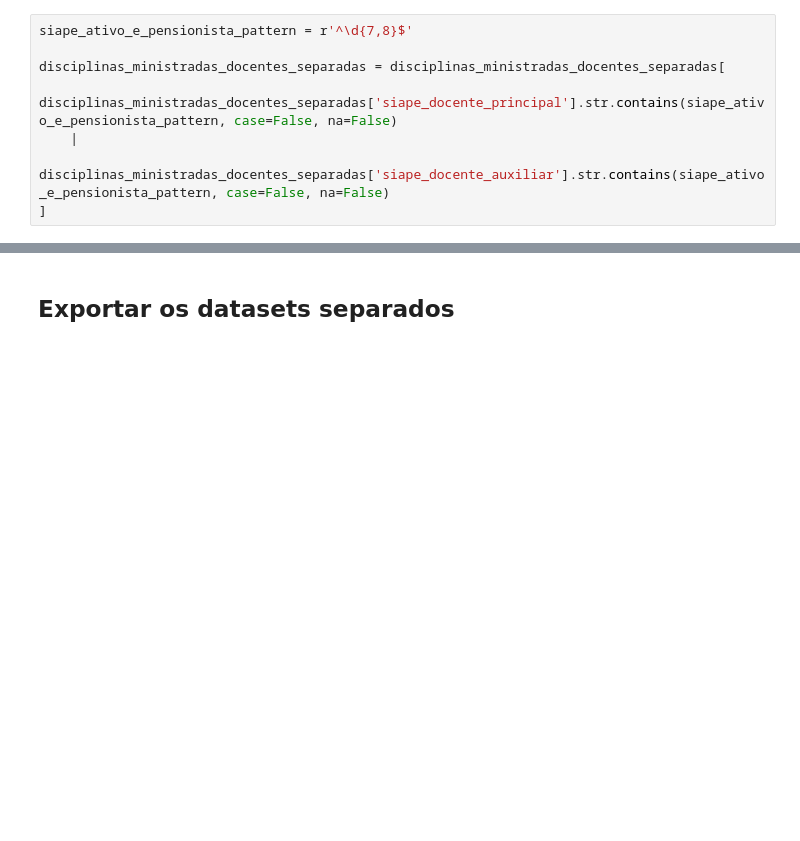
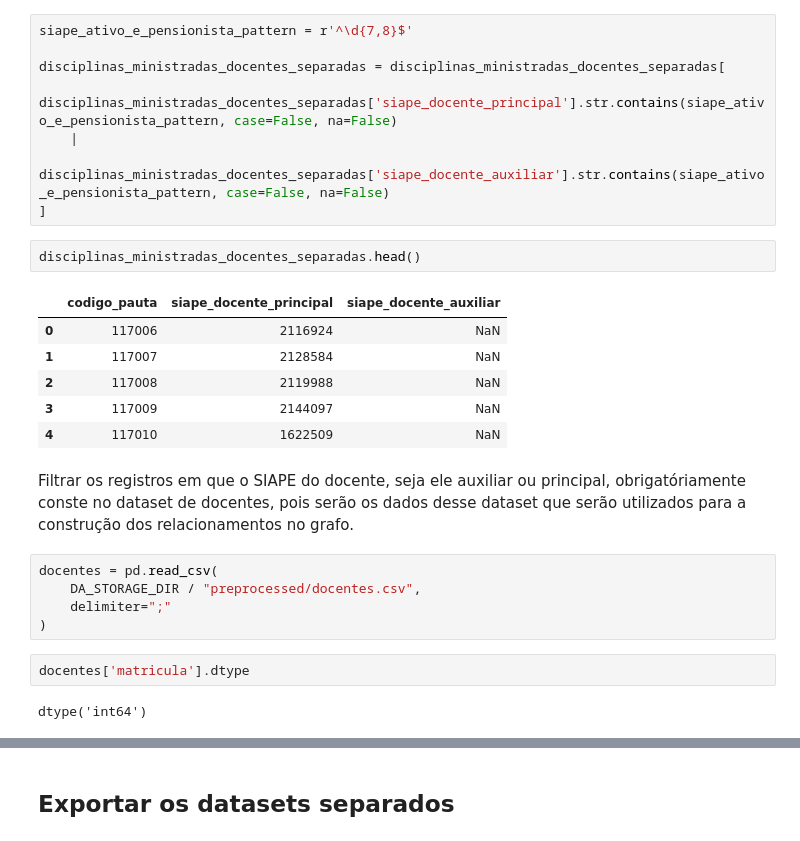
Before and after one commit to marcelsby/tcc-ifg-kg, a Jupyter notebook: notebooks/dados_abertos/Preprocessing Disciplinas Ministradas.ipynb, the cells around one changed output, grey strips where cells are left out. Saved outputs shown, nothing was run; the diff lists cells and outputs as text; blank space fills up the shorter version.

Commit message:
refactor: comparação do dataset disciplinas ministradas docentes com docentes

```diff
--- a/notebooks/dados_abertos/Preprocessing Disciplinas Ministradas.ipynb
+++ b/notebooks/dados_abertos/Preprocessing Disciplinas Ministradas.ipynb
@@ -620,3 +620,23 @@ disciplinas_ministradas_docentes_separadas = disciplinas_ministradas_docentes_se
     |
     disciplinas_ministradas_docentes_separadas['siape_docente_auxiliar'].str.contains(siape_ativo_e_pensionista_pattern, case=False, na=False)
 ]
+# %%
+disciplinas_ministradas_docentes_separadas.head()
+# %% [output]
+|  | codigo_pauta | siape_docente_principal | siape_docente_auxiliar |
+| 0 | 117006 | 2116924 | NaN |
+| 1 | 117007 | 2128584 | NaN |
+| 2 | 117008 | 2119988 | NaN |
+| 3 | 117009 | 2144097 | NaN |
+| 4 | 117010 | 1622509 | NaN |
+# %% [markdown]
+Filtrar os registros em que o SIAPE do docente, seja ele auxiliar ou principal, obrigatóriamente conste no dataset de docentes, pois serão os dados desse dataset que serão utilizados para a construção dos relacionamentos no grafo.
+# %%
+docentes = pd.read_csv(
+    DA_STORAGE_DIR / "preprocessed/docentes.csv",
+    delimiter=";"
+)
+# %%
+docentes['matricula'].dtype
+# %% [output]
+dtype('int64')
```
Also changed, not shown: parts of 18 cells of this notebook.
